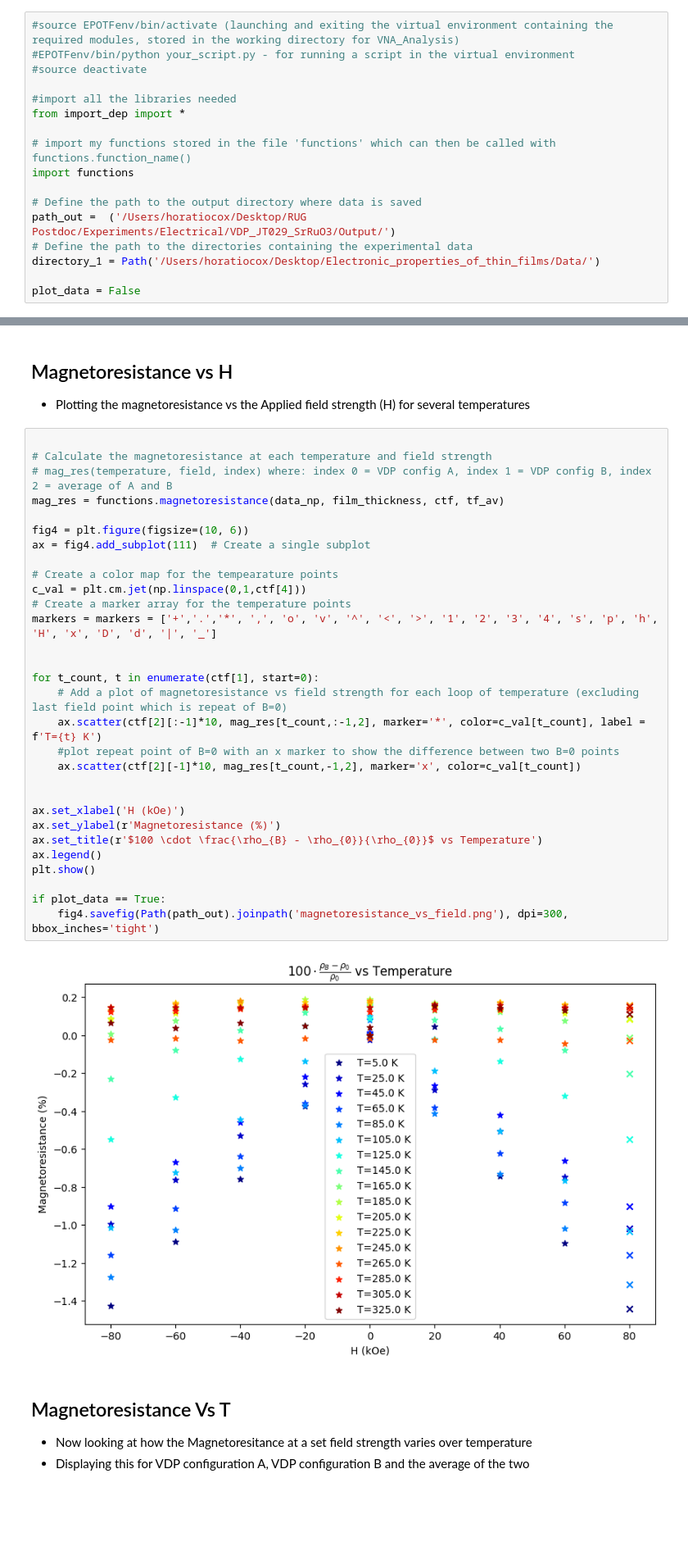
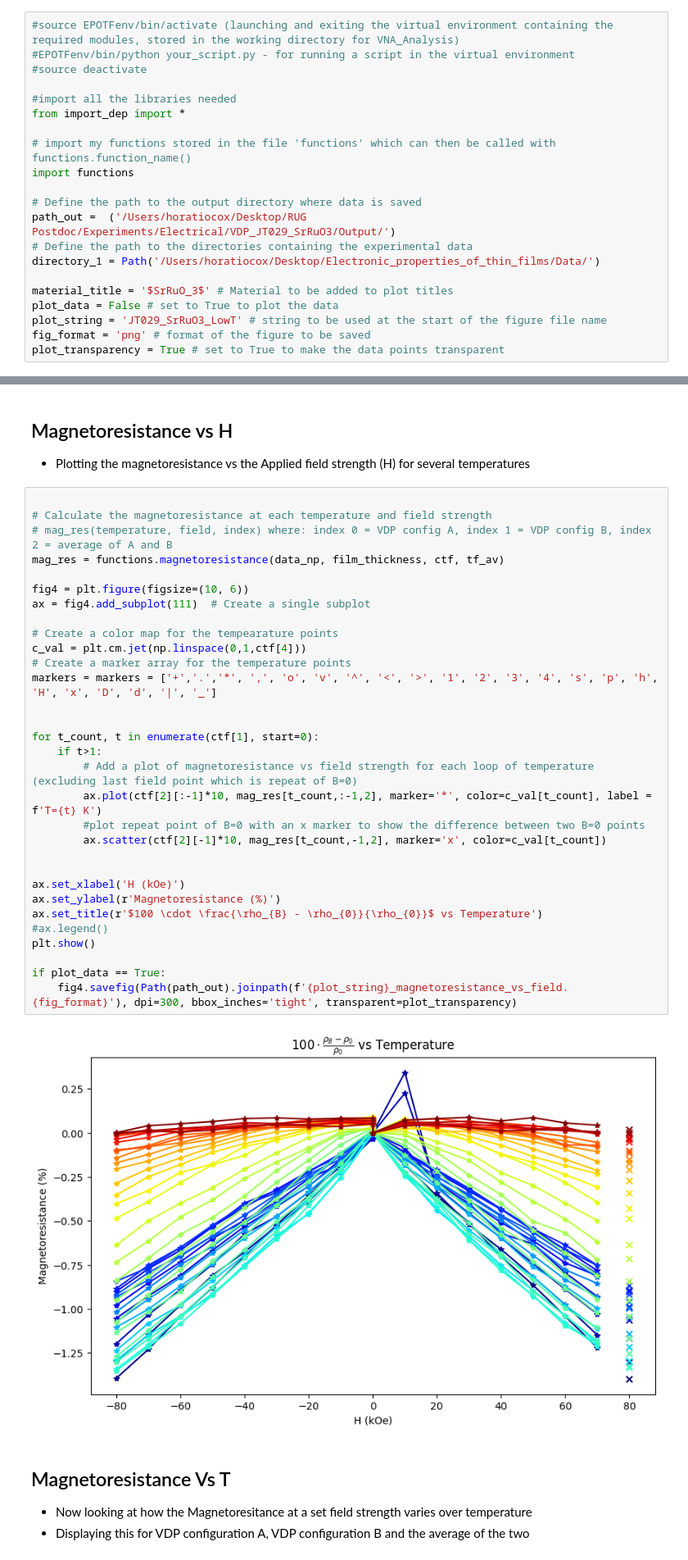
Before and after one commit to hc3413/Electronic_properties_of_thin_films, a Jupyter notebook: Analysis.ipynb, the cells around one changed output, grey strips where cells are left out. Shown at 82% size. Saved outputs shown, nothing was run; the diff lists cells and outputs as text; blank space fills up the shorter version.

```diff
--- a/Analysis.ipynb
+++ b/Analysis.ipynb
@@ -14,7 +14,11 @@ path_out =  ('/Users/horatiocox/Desktop/RUG Postdoc/Experiments/Electrical/VDP_J
 # Define the path to the directories containing the experimental data
 directory_1 = Path('/Users/horatiocox/Desktop/Electronic_properties_of_thin_films/Data/')
 
-plot_data = False
+material_title = '$SrRuO_3$' # Material to be added to plot titles
+plot_data = False # set to True to plot the data
+plot_string = 'JT029_SrRuO3_LowT' # string to be used at the start of the figure file name
+fig_format = 'png' # format of the figure to be saved
+plot_transparency = True # set to True to make the data points transparent
 # %% [markdown]
 ## Import Measurement Data
 # %%
@@ -191,35 +250,36 @@ if plot_data == True:
 # %%
 
 # Calculate the magnetoresistance at each temperature and field strength
 # mag_res(temperature, field, index) where: index 0 = VDP config A, index 1 = VDP config B, index 2 = average of A and B
 mag_res = functions.magnetoresistance(data_np, film_thickness, ctf, tf_av)
 
 fig4 = plt.figure(figsize=(10, 6))
 ax = fig4.add_subplot(111)  # Create a single subplot
 
 # Create a color map for the tempearature points
 c_val = plt.cm.jet(np.linspace(0,1,ctf[4]))
 # Create a marker array for the temperature points
 markers = markers = ['+','.','*', ',', 'o', 'v', '^', '<', '>', '1', '2', '3', '4', 's', 'p', 'h', 'H', 'x', 'D', 'd', '|', '_']
 
 
 for t_count, t in enumerate(ctf[1], start=0):
-    # Add a plot of magnetoresistance vs field strength for each loop of temperature (excluding last field point which is repeat of B=0)
-    ax.scatter(ctf[2][:-1]*10, mag_res[t_count,:-1,2], marker='*', color=c_val[t_count], label = f'T={t} K')
-    #plot repeat point of B=0 with an x marker to show the difference between two B=0 points
-    ax.scatter(ctf[2][-1]*10, mag_res[t_count,-1,2], marker='x', color=c_val[t_count])
+    if t>1:
+        # Add a plot of magnetoresistance vs field strength for each loop of temperature (excluding last field point which is repeat of B=0)
+        ax.plot(ctf[2][:-1]*10, mag_res[t_count,:-1,2], marker='*', color=c_val[t_count], label = f'T={t} K')
+        #plot repeat point of B=0 with an x marker to show the difference between two B=0 points
+        ax.scatter(ctf[2][-1]*10, mag_res[t_count,-1,2], marker='x', color=c_val[t_count])
 
 
 ax.set_xlabel('H (kOe)')
 ax.set_ylabel(r'Magnetoresistance (%)')
 ax.set_title(r'$100 \cdot \frac{\rho_{B} - \rho_{0}}{\rho_{0}}$ vs Temperature')
-ax.legend()
+#ax.legend()
 plt.show()
 
 if plot_data == True:
-    fig4.savefig(Path(path_out).joinpath('magnetoresistance_vs_field.png'), dpi=300, bbox_inches='tight')
+    fig4.savefig(Path(path_out).joinpath(f'{plot_string}_magnetoresistance_vs_field.{fig_format}'), dpi=300, bbox_inches='tight', transparent=plot_transparency)
 # %% [output]
-[figure, old version]
+[figure, new version]
 # %% [markdown]
 ## Magnetoresistance Vs T
 - Now looking at how the Magnetoresitance at a set field strength varies over temperature
```
Also changed, not shown: parts of 21 cells of this notebook, 3 other files.
